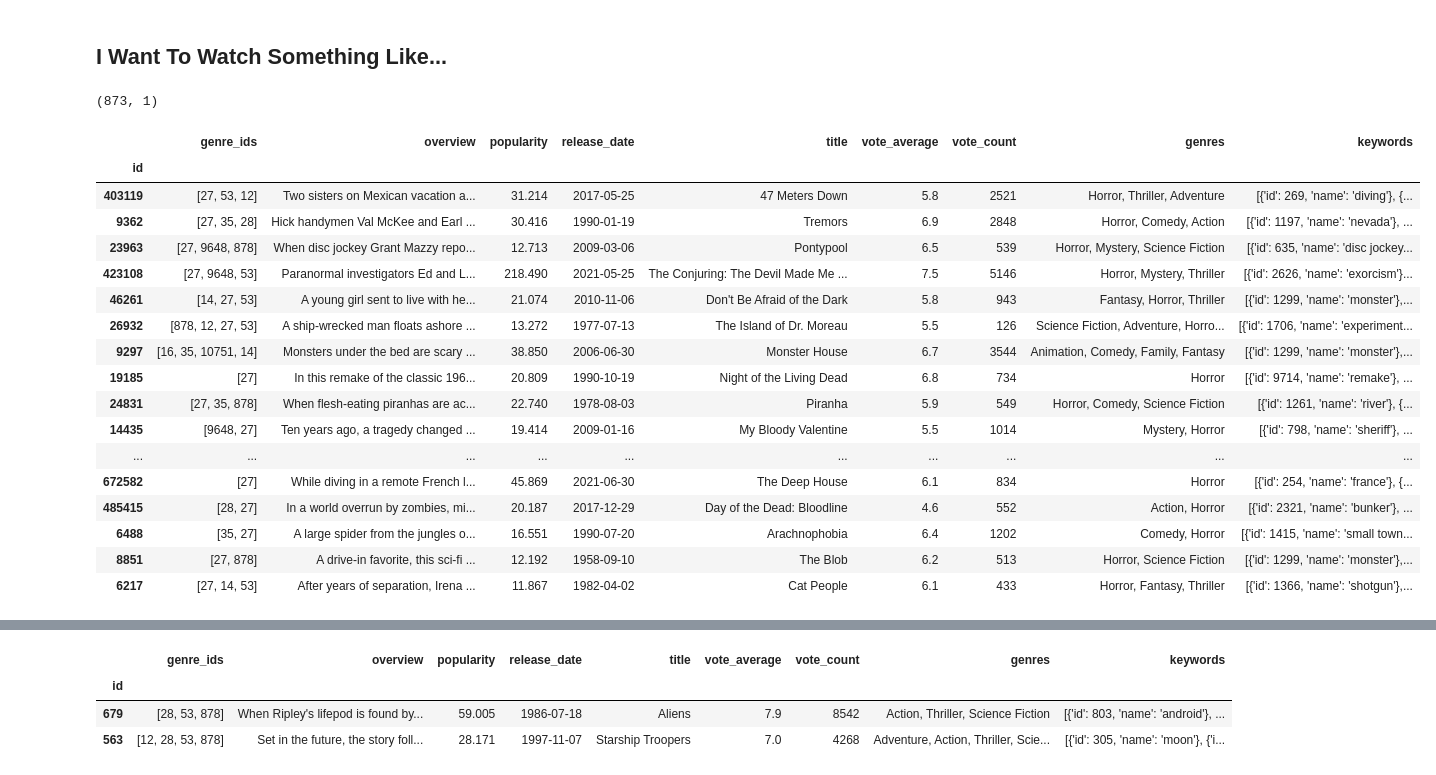
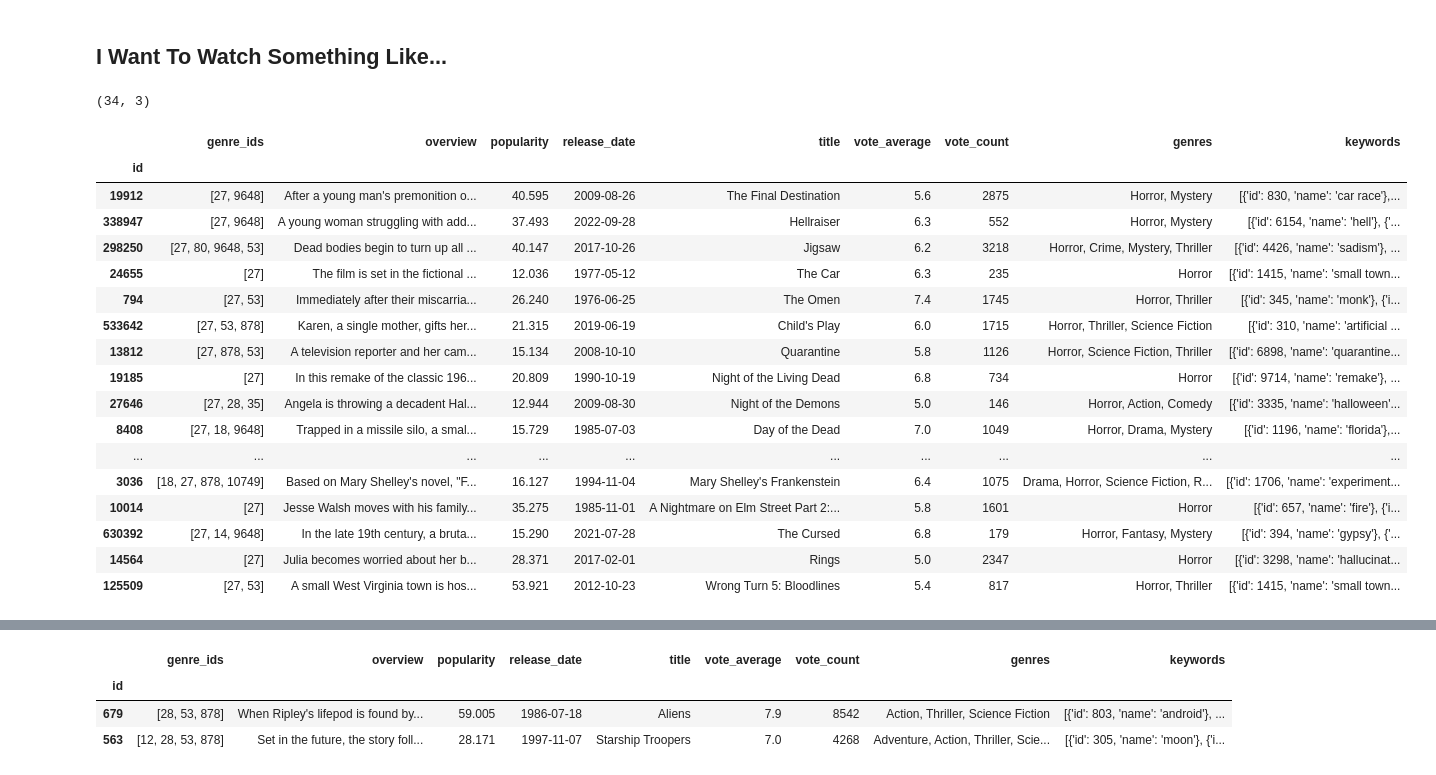
Before and after one commit to fadeeva/normal_projects, a Jupyter notebook: Popular_10000_movies_listed_on_TMDb/prsnt.ipynb, the cells around one changed output, grey strips where cells are left out. Cells and saved outputs as stored; diff of their text form; code cells hidden in the pictures.

Commit message:
fixed. identical titles problem

```diff
--- a/Popular_10000_movies_listed_on_TMDb/prsnt.ipynb
+++ b/Popular_10000_movies_listed_on_TMDb/prsnt.ipynb
@@ -553,7 +553,7 @@ class Vectors_CS:
     def get_cosine_similarity_df(self, data)->pd.DataFrame:
         df = pd.DataFrame(
             index=self.similar.index,
-            columns=self.like['title'],
+            columns=self.like.index,
             data=data
         )
         return df
@@ -576,33 +576,34 @@ class Vectors_CS:
     def get_cosine_similarity(self)->dict:
         return self.cosine_similarity
 # %%
-like = ['The Descent']
+like = ['The Descent', 'Wrong Turn']
+l_df = movies_df[movies_df['title'].isin(like)]
 
-v = Vectors_CS(movies_df[movies_df['title'].isin(like)])
-reco_k = v.cosine_similarity['keywords'][v.cosine_similarity['keywords'][like] > 0.9].dropna(axis=0)
+v = Vectors_CS(l_df)
+reco_k = v.cosine_similarity['keywords'][v.cosine_similarity['keywords'][l_df.index] > 0.95].dropna(axis=0)
 reco_k.shape
 # %% [output]
-(873, 1)
+(34, 3)
 # %%
 reco_k['sum'] = reco_k.sum(axis=1)
 # %%
-movies_df.loc[reco_k.sort_values('sum', ascending=False).index].head(30)
+movies_df.loc[reco_k.sort_values('sum', ascending=False).index].head(20)
 # %% [output]
 |  | genre_ids | overview | popularity | release_date | title | vote_average | vote_count | genres | keywords |
 | id |  |  |  |  |  |  |  |  |  |
-| 403119 | [27, 53, 12] | Two sisters on Mexican vacation a... | 31.214 | 2017-05-25 | 47 Meters Down | 5.8 | 2521 | Horror, Thriller, Adventure | [{'id': 269, 'name': 'diving'}, {... |
-| 9362 | [27, 35, 28] | Hick handymen Val McKee and Earl ... | 30.416 | 1990-01-19 | Tremors | 6.9 | 2848 | Horror, Comedy, Action | [{'id': 1197, 'name': 'nevada'}, ... |
-| 23963 | [27, 9648, 878] | When disc jockey Grant Mazzy repo... | 12.713 | 2009-03-06 | Pontypool | 6.5 | 539 | Horror, Mystery, Science Fiction | [{'id': 635, 'name': 'disc jockey... |
-| 423108 | [27, 9648, 53] | Paranormal investigators Ed and L... | 218.490 | 2021-05-25 | The Conjuring: The Devil Made Me ... | 7.5 | 5146 | Horror, Mystery, Thriller | [{'id': 2626, 'name': 'exorcism'}... |
-| 46261 | [14, 27, 53] | A young girl sent to live with he... | 21.074 | 2010-11-06 | Don't Be Afraid of the Dark | 5.8 | 943 | Fantasy, Horror, Thriller | [{'id': 1299, 'name': 'monster'},... |
-| 26932 | [878, 12, 27, 53] | A ship-wrecked man floats ashore ... | 13.272 | 1977-07-13 | The Island of Dr. Moreau | 5.5 | 126 | Science Fiction, Adventure, Horro... | [{'id': 1706, 'name': 'experiment... |
-| 9297 | [16, 35, 10751, 14] | Monsters under the bed are scary ... | 38.850 | 2006-06-30 | Monster House | 6.7 | 3544 | Animation, Comedy, Family, Fantasy | [{'id': 1299, 'name': 'monster'},... |
+| 19912 | [27, 9648] | After a young man's premonition o... | 40.595 | 2009-08-26 | The Final Destination | 5.6 | 2875 | Horror, Mystery | [{'id': 830, 'name': 'car race'},... |
+| 338947 | [27, 9648] | A young woman struggling with add... | 37.493 | 2022-09-28 | Hellraiser | 6.3 | 552 | Horror, Mystery | [{'id': 6154, 'name': 'hell'}, {'... |
+| 298250 | [27, 80, 9648, 53] | Dead bodies begin to turn up all ... | 40.147 | 2017-10-26 | Jigsaw | 6.2 | 3218 | Horror, Crime, Mystery, Thriller | [{'id': 4426, 'name': 'sadism'}, ... |
+| 24655 | [27] | The film is set in the fictional ... | 12.036 | 1977-05-12 | The Car | 6.3 | 235 | Horror | [{'id': 1415, 'name': 'small town... |
+| 794 | [27, 53] | Immediately after their miscarria... | 26.240 | 1976-06-25 | The Omen | 7.4 | 1745 | Horror, Thriller | [{'id': 345, 'name': 'monk'}, {'i... |
+| 533642 | [27, 53, 878] | Karen, a single mother, gifts her... | 21.315 | 2019-06-19 | Child's Play | 6.0 | 1715 | Horror, Thriller, Science Fiction | [{'id': 310, 'name': 'artificial ... |
+| 13812 | [27, 878, 53] | A television reporter and her cam... | 15.134 | 2008-10-10 | Quarantine | 5.8 | 1126 | Horror, Science Fiction, Thriller | [{'id': 6898, 'name': 'quarantine... |
 | 19185 | [27] | In this remake of the classic 196... | 20.809 | 1990-10-19 | Night of the Living Dead | 6.8 | 734 | Horror | [{'id': 9714, 'name': 'remake'}, ... |
-| 24831 | [27, 35, 878] | When flesh-eating piranhas are ac... | 22.740 | 1978-08-03 | Piranha | 5.9 | 549 | Horror, Comedy, Science Fiction | [{'id': 1261, 'name': 'river'}, {... |
-| 14435 | [9648, 27] | Ten years ago, a tragedy changed ... | 19.414 | 2009-01-16 | My Bloody Valentine | 5.5 | 1014 | Mystery, Horror | [{'id': 798, 'name': 'sheriff'}, ... |
+| 27646 | [27, 28, 35] | Angela is throwing a decadent Hal... | 12.944 | 2009-08-30 | Night of the Demons | 5.0 | 146 | Horror, Action, Comedy | [{'id': 3335, 'name': 'halloween'... |
+| 8408 | [27, 18, 9648] | Trapped in a missile silo, a smal... | 15.729 | 1985-07-03 | Day of the Dead | 7.0 | 1049 | Horror, Drama, Mystery | [{'id': 1196, 'name': 'florida'},... |
 | ... | ... | ... | ... | ... | ... | ... | ... | ... | ... |
-| 672582 | [27] | While diving in a remote French l... | 45.869 | 2021-06-30 | The Deep House | 6.1 | 834 | Horror | [{'id': 254, 'name': 'france'}, {... |
-| 485415 | [28, 27] | In a world overrun by zombies, mi... | 20.187 | 2017-12-29 | Day of the Dead: Bloodline | 4.6 | 552 | Action, Horror | [{'id': 2321, 'name': 'bunker'}, ... |
-| 6488 | [35, 27] | A large spider from the jungles o... | 16.551 | 1990-07-20 | Arachnophobia | 6.4 | 1202 | Comedy, Horror | [{'id': 1415, 'name': 'small town... |
-| 8851 | [27, 878] | A drive-in favorite, this sci-fi ... | 12.192 | 1958-09-10 | The Blob | 6.2 | 513 | Horror, Science Fiction | [{'id': 1299, 'name': 'monster'},... |
-| 6217 | [27, 14, 53] | After years of separation, Irena ... | 11.867 | 1982-04-02 | Cat People | 6.1 | 433 | Horror, Fantasy, Thriller | [{'id': 1366, 'name': 'shotgun'},... |
+| 3036 | [18, 27, 878, 10749] | Based on Mary Shelley's novel, "F... | 16.127 | 1994-11-04 | Mary Shelley's Frankenstein | 6.4 | 1075 | Drama, Horror, Science Fiction, R... | [{'id': 1706, 'name': 'experiment... |
+| 10014 | [27] | Jesse Walsh moves with his family... | 35.275 | 1985-11-01 | A Nightmare on Elm Street Part 2:... | 5.8 | 1601 | Horror | [{'id': 657, 'name': 'fire'}, {'i... |
+| 630392 | [27, 14, 9648] | In the late 19th century, a bruta... | 15.290 | 2021-07-28 | The Cursed | 6.8 | 179 | Horror, Fantasy, Mystery | [{'id': 394, 'name': 'gypsy'}, {'... |
+| 14564 | [27] | Julia becomes worried about her b... | 28.371 | 2017-02-01 | Rings | 5.0 | 2347 | Horror | [{'id': 3298, 'name': 'hallucinat... |
+| 125509 | [27, 53] | A small West Virginia town is hos... | 53.921 | 2012-10-23 | Wrong Turn 5: Bloodlines | 5.4 | 817 | Horror, Thriller | [{'id': 1415, 'name': 'small town... |
```
Also changed, not shown: parts of 2 cells of this notebook.
